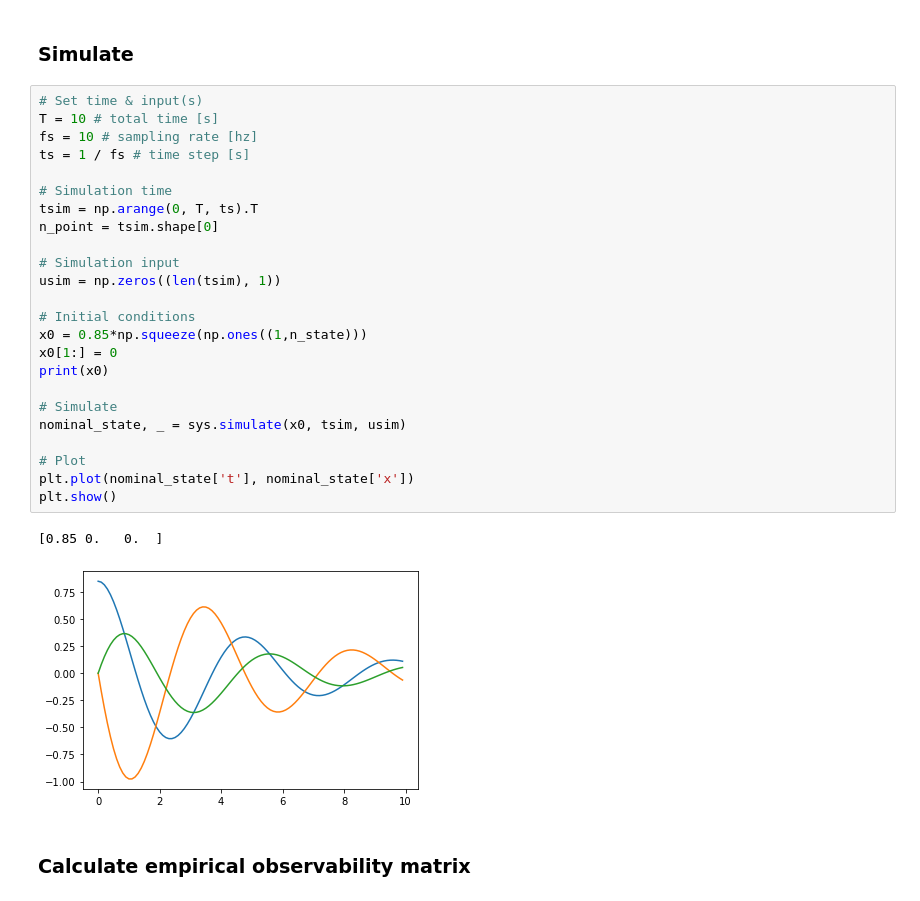
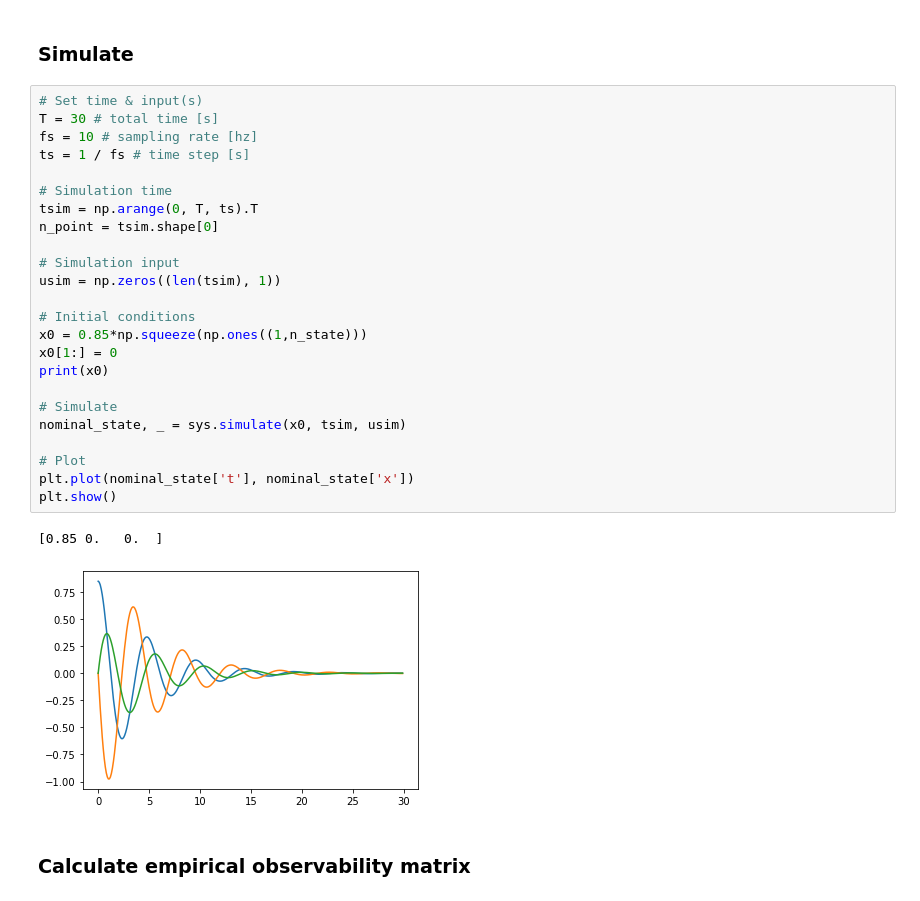
Before and after one commit to BenCellini/EISO, a Jupyter notebook: notebooks/make_figure_1.ipynb, the cells around one changed output. Drawn from its saved outputs; the diff is of its cells as text.

```diff
--- a/notebooks/make_figure_1.ipynb
+++ b/notebooks/make_figure_1.ipynb
@@ -70,31 +73,31 @@ sys = LinearSystemSimulator(A, B, C, D,
 ### Simulate
 # %%
 # Set time & input(s)
-T = 10 # total time [s]
+T = 30 # total time [s]
 fs = 10 # sampling rate [hz]
 ts = 1 / fs # time step [s]
 
 # Simulation time
 tsim = np.arange(0, T, ts).T
 n_point = tsim.shape[0]
 
 # Simulation input
 usim = np.zeros((len(tsim), 1))
 
 # Initial conditions
 x0 = 0.85*np.squeeze(np.ones((1,n_state)))
 x0[1:] = 0
 print(x0)
 
 # Simulate
 nominal_state, _ = sys.simulate(x0, tsim, usim)
 
 # Plot
 plt.plot(nominal_state['t'], nominal_state['x'])
 plt.show()
 # %% [output]
 [0.85 0.   0.  ]
-[figure, old version]
+[figure, new version]
 # %% [markdown]
 ### Calculate empirical observability matrix
 # %%
```
Also changed, not shown: parts of 5 cells of this notebook, 4 other files.
